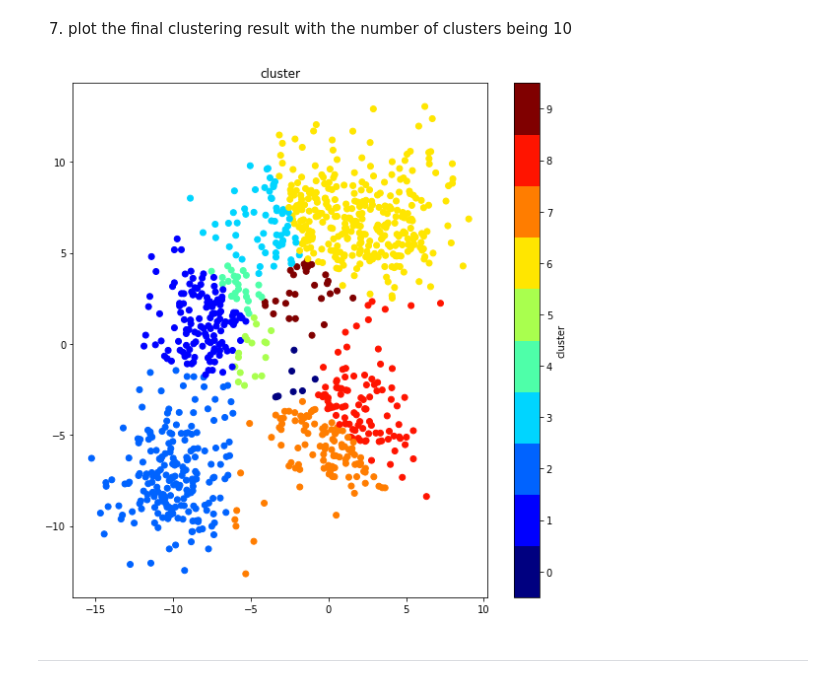
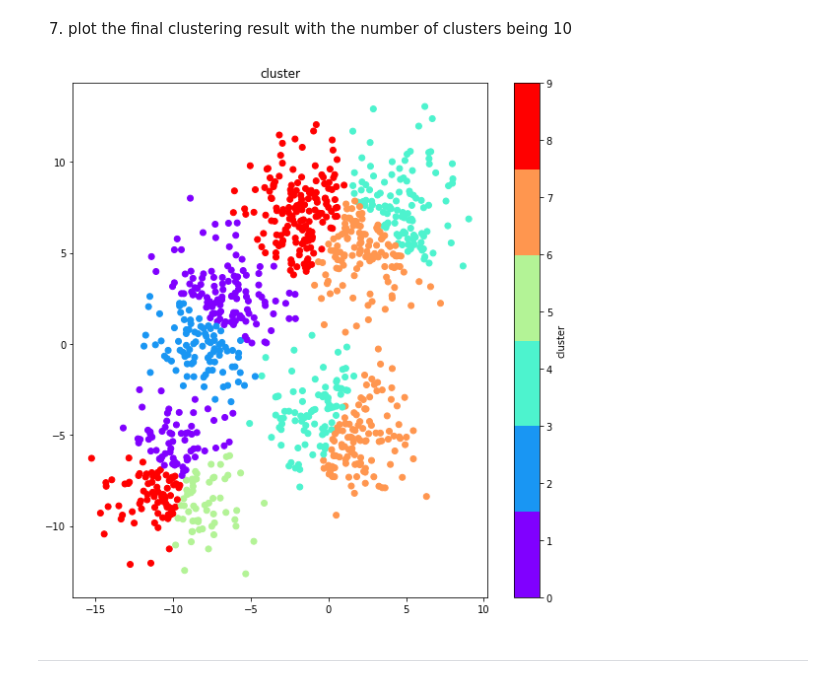
Before and after one commit to heji0826/assignment-machine-learning, a Jupyter notebook: 11/assignment_11.ipynb, the cells around one changed output. Drawn from its saved outputs; the diff is of its cells as text; code cells hidden in the pictures.

```diff
--- a/11/assignment_11.ipynb
+++ b/11/assignment_11.ipynb
@@ -240,10 +240,7 @@ def plot_cluster(feature, label_feature, number_cluster):
 
     plt.figure(figsize=(8,8))   # USE THIS VALUE for the size of the figure
     plt.title('cluster')
-    print(feature[:,0])
-    print(feature[:,1])
-    print(label_feature)
-    plt.scatter(feature[:,0],feature[:,1],c=label_feature,marker='o',cmap=plt.cm.get_cmap('rainbow', 6), alpha=0.5)
+    plt.scatter(feature[:,0],feature[:,1],c=label_feature,marker='o',cmap=plt.cm.get_cmap('rainbow', 6))
     plt.colorbar(ticks=range(number_cluster),format='%d', label='cluster')
     plt.tight_layout()
     plt.show()
@@ -321,8 +301,8 @@ plot_centroid(centroid_iteration)
 # %% [markdown]
 7. plot the final clustering result with the number of clusters being 10
 # %%
-plot_cluster(feature, label_feature, label_cluster)
+plot_cluster(feature, label_10, number_cluster_10)
 # %% [output]
-[figure, old version]
+[figure, new version]
 # %% [markdown]
 ***
```
Also changed, not shown: parts of 4 cells of this notebook.
